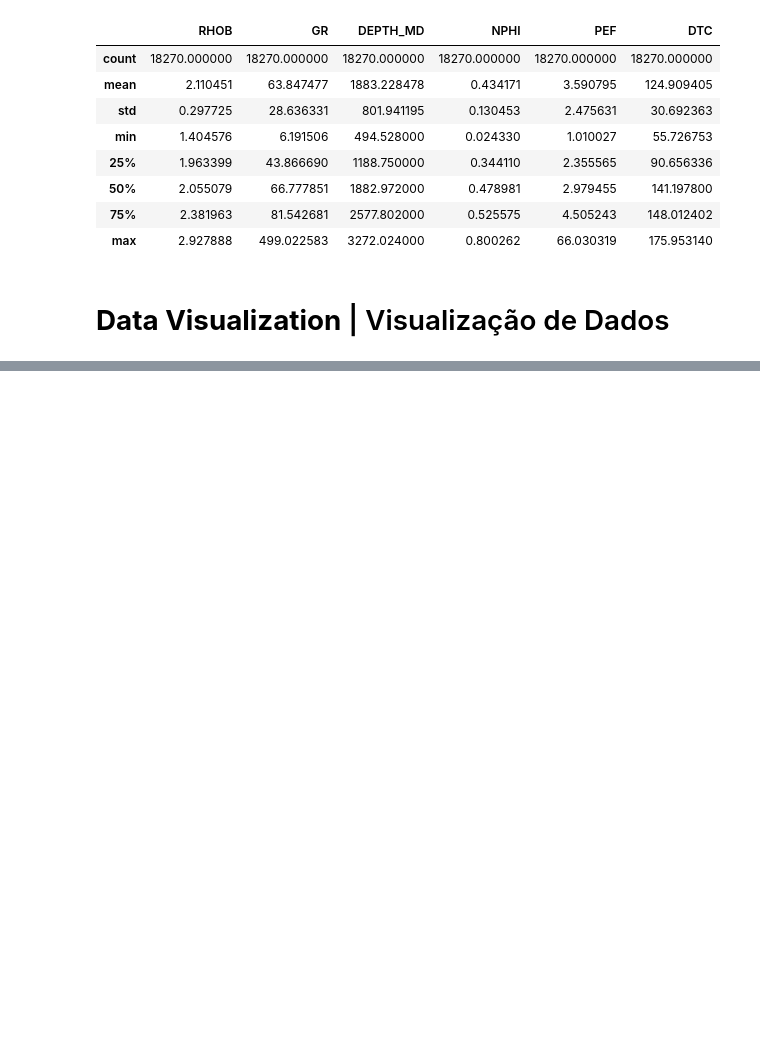
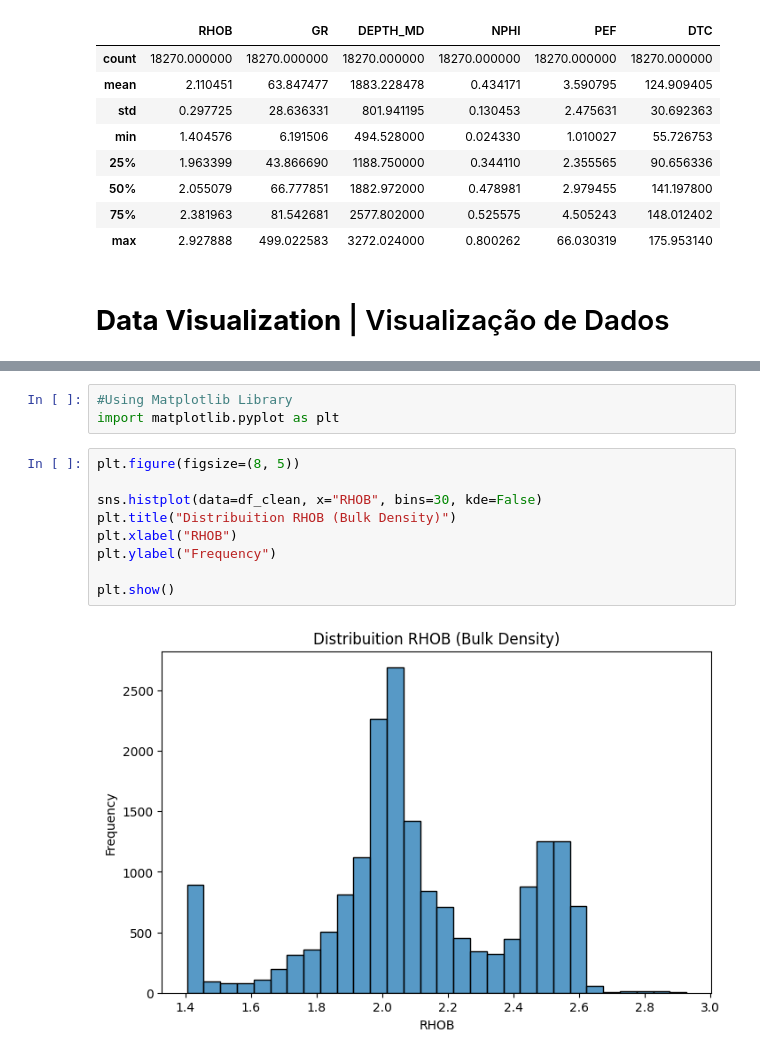
Before and after one commit to ezequielcabeja/Geological-Logging-Dataset, a Jupyter notebook: Geological_Logging_Dataset.ipynb, the cells around one changed output, grey strips where cells are left out. Drawn from its saved outputs; the diff is of its cells as text; blank space fills up the shorter version.

```diff
--- a/Geological_Logging_Dataset.ipynb
+++ b/Geological_Logging_Dataset.ipynb
@@ -267,0 +281,14 @@ df_clean.describe()
+# %%
+#Using Matplotlib Library
+import matplotlib.pyplot as plt
+# %%
+plt.figure(figsize=(8, 5))
+
+sns.histplot(data=df_clean, x="RHOB", bins=30, kde=False)
+plt.title("Distribuition RHOB (Bulk Density)")
+plt.xlabel("RHOB")
+plt.ylabel("Frequency")
+
+plt.show()
+# %% [output]
+[figure, added]
```
Also changed, not shown: parts of 7 cells of this notebook.
